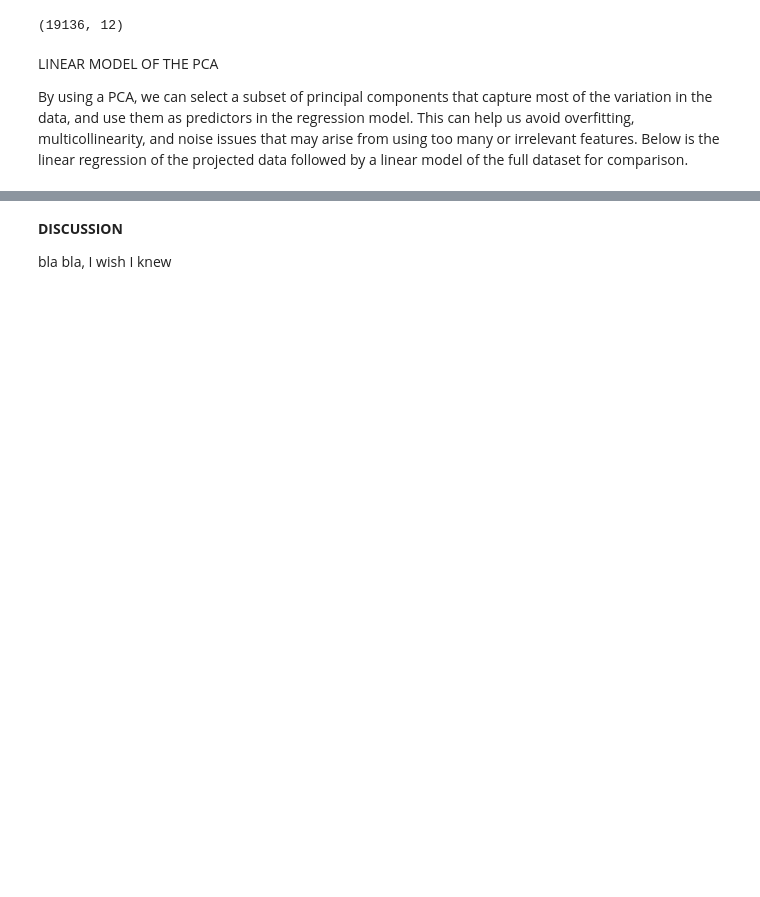
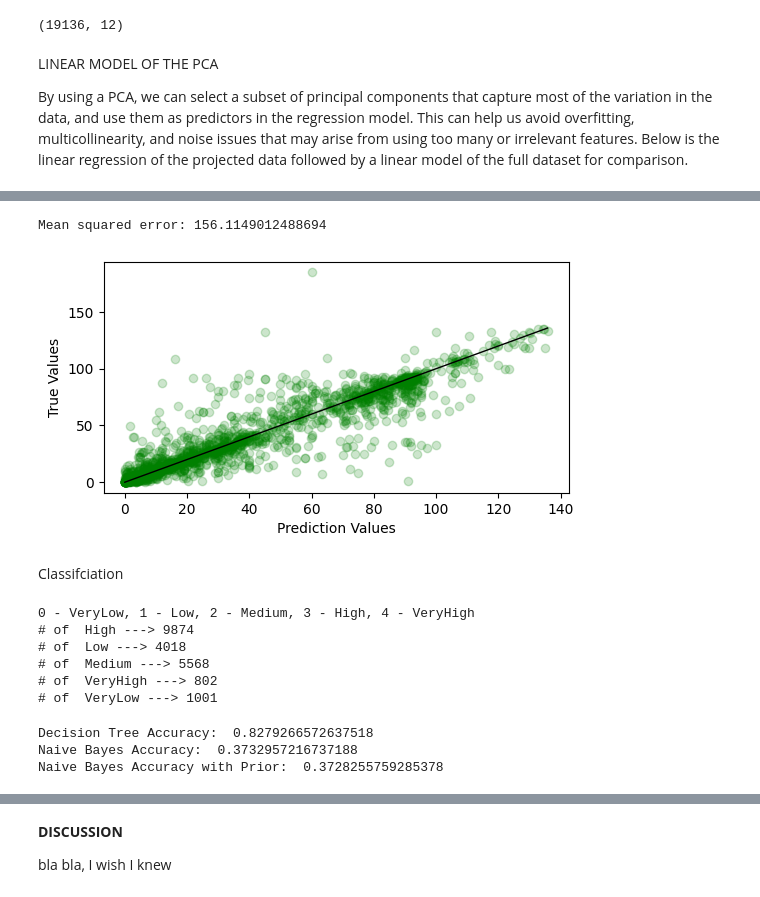
Before and after one commit to AntunesCSR/DM_Group_Project, a Jupyter notebook: HA_Catia.ipynb, the cells around one changed output, grey strips where cells are left out. Cells and saved outputs as stored; diff of their text form; code cells hidden in the pictures; blank space fills up the shorter version.

```diff
--- a/HA_Catia.ipynb
+++ b/HA_Catia.ipynb
@@ -239,3 +249,42 @@ def CreateRegPlots(y_test_reg, y_predict, X_test):
     plt.ylabel("True Values")
     plt.plot([min(y_test_reg),max(y_test_reg)], [min(y_test_reg),max(y_test_reg)], linestyle="-", lw=1, color="k")
     plt.show()
+# %%
+#Decision Tree Regressor
+from sklearn.tree import DecisionTreeRegressor
+from sklearn.metrics import mean_squared_error
+
+# associate data with the variables here
+X = X_train_reg ##### Replace here with full clean data
+y = y_train_reg ##### Replace here with full clean data
+
+# Create and fit a linear regression model
+model = DecisionTreeRegressor() # Create linear regression object
+model.fit(X, y) # Train the model using the training sets
+
+# Make predictions using the testing set
+Superconduct_y_pred = model.predict(X_test_reg) ##### Replace here with test
+
+# Evaluate the model performance
+
+print("Mean squared error:", mean_squared_error(y_test_reg, Superconduct_y_pred)) # print the MSE on training data
+# print("R2 score:", r2_score((y_test_reg, Superconduct_y_pred))) # print the R2 score on training data
+
+CreateRegPlots(y_test_reg, Superconduct_y_pred, X_test_reg)
+# %% [output]
+Mean squared error: 156.1149012488694
+[figure, added]
+# %% [markdown]
+Classifciation
+# %%
+vals, counts= np.unique(y_clf, return_counts=True)
+print("0 - VeryLow, 1 - Low, 2 - Medium, 3 - High, 4 - VeryHigh")
+for v, c in zip(vals, counts):
+    print("# of ",v, "--->", c)
+# %% [output]
+0 - VeryLow, 1 - Low, 2 - Medium, 3 - High, 4 - VeryHigh
+# of  High ---> 9874
+# of  Low ---> 4018
+# of  Medium ---> 5568
+# of  VeryHigh ---> 802
+# of  VeryLow ---> 1001
@@ -241,0 +325,11 @@ def CreateRegPlots(y_test_reg, y_predict, X_test):
+# %%
+#check the accuracy of the models
+from sklearn.metrics import accuracy_score
+
+print("Decision Tree Accuracy: ", accuracy_score(y_test_clf, y_pred_dt))
+print("Naive Bayes Accuracy: ", accuracy_score(y_test_clf, y_pred_nb))
+print("Naive Bayes Accuracy with Prior: ", accuracy_score(y_test_clf, y_pred_nb_prior))
+# %% [output]
+Decision Tree Accuracy:  0.8279266572637518
+Naive Bayes Accuracy:  0.3732957216737188
+Naive Bayes Accuracy with Prior:  0.3728255759285378
```
Also changed, not shown: parts of 14 cells of this notebook.
